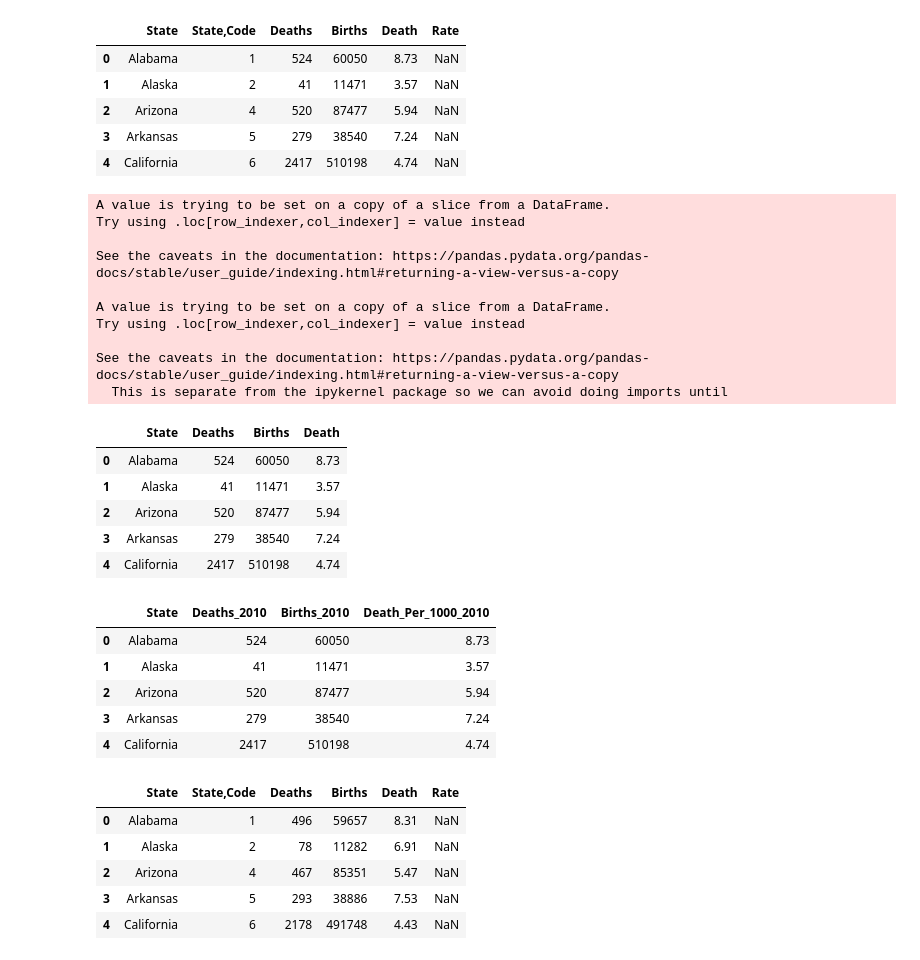
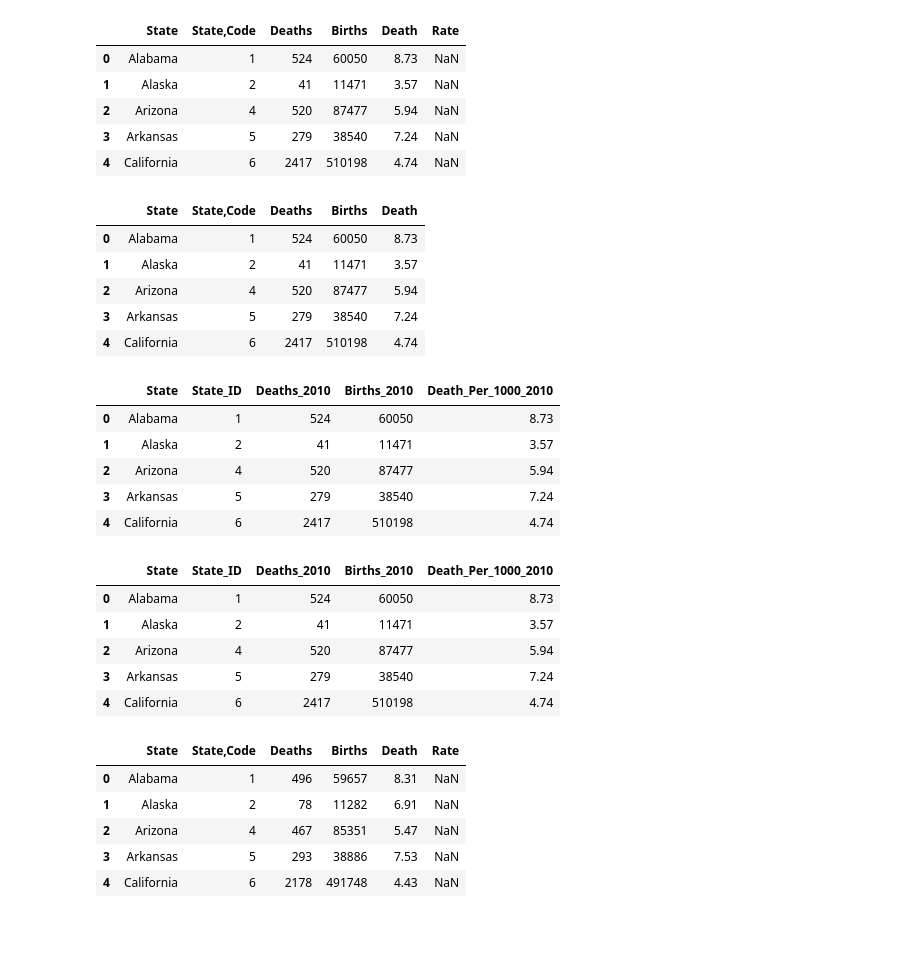
Before and after one commit to Sanjaye22/CU-BootCampProject-Two, a Jupyter notebook: Notebook/CU-BootCampProject_Two Notebook.ipynb, the cells around one changed output. Saved outputs shown, nothing was run; the diff lists cells and outputs as text; code cells hidden in the pictures; blank space fills up the shorter version.

```diff
--- a/Notebook/CU-BootCampProject_Two Notebook.ipynb
+++ b/Notebook/CU-BootCampProject_Two Notebook.ipynb
@@ -43,9 +56,9 @@ newkgupdated_df.head()
 # %%
-# #path to CSV data
-file1 = "../Data/2010_infant_mortality.csv"
+# Path to file to read CSV data into pandas
+filestateinfant1 = "../Data/2010_infant_mortality.csv"
 
-# Read CSV data into pandas
-df1 = pd.read_csv(file1)
+# Read CSV data to create the 2010 states infants dataframe
+df1 = pd.read_csv(filestateinfant1)
 df1.head()
 # %% [output]
 |  | State | State,Code | Deaths | Births | Death | Rate |
@@ -54,37 +67,40 @@ df1.head()
 | 2 | Arizona | 4 | 520 | 87477 | 5.94 | NaN |
 | 3 | Arkansas | 5 | 279 | 38540 | 7.24 | NaN |
 | 4 | California | 6 | 2417 | 510198 | 4.74 | NaN |
+# %%
+# Cleaning 2010 States infants data
+stateinfant2010_df = df1.iloc[:, 0:5]
+
+stateinfant2010_df.head()
+# %% [output]
+|  | State | State,Code | Deaths | Births | Death |
+| 0 | Alabama | 1 | 524 | 60050 | 8.73 |
+| 1 | Alaska | 2 | 41 | 11471 | 3.57 |
+| 2 | Arizona | 4 | 520 | 87477 | 5.94 |
+| 3 | Arkansas | 5 | 279 | 38540 | 7.24 |
+| 4 | California | 6 | 2417 | 510198 | 4.74 |
+# %%
+# Renamed columns in 2010 state infants dataframe
+newstateinfant2010_df =stateinfant2010_df.rename(columns={"Deaths":"Deaths_2010", "Births":"Births_2010",
+                                                          "State,Code":"State_ID",
+                                                              "Death": "Death_Per_1000_2010"})
+newstateinfant2010_df.head()
+# %% [output]
+|  | State | State_ID | Deaths_2010 | Births_2010 | Death_Per_1000_2010 |
+| 0 | Alabama | 1 | 524 | 60050 | 8.73 |
+| 1 | Alaska | 2 | 41 | 11471 | 3.57 |
+| 2 | Arizona | 4 | 520 | 87477 | 5.94 |
+| 3 | Arkansas | 5 | 279 | 38540 | 7.24 |
+| 4 | California | 6 | 2417 | 510198 | 4.74 |
 # %%
-newdf2010_df = df1[['State', 'Deaths', 'Births', 'Death']]
-newdf2010_df["State"] = newdf2010_df["State"].str.strip()
-newdf2010_df["State"] = newdf2010_df["State"].str.replace(",", " ")
-newdf2010_df.head()
+newstateinfant2010_df["State"] = newstateinfant2010_df["State"].str.strip()
+newstateinfant2010_df["State"] = newstateinfant2010_df["State"].str.replace(",", " ")
+newstateinfant2010_df.head()
 # %% [output]
-A value is trying to be set on a copy of a slice from a DataFrame.
-Try using .loc[row_indexer,col_indexer] = value instead
-
-See the caveats in the documentation: https://pandas.pydata.org/pandas-docs/stable/user_guide/indexing.html#returning-a-view-versus-a-copy
-
-A value is trying to be set on a copy of a slice from a DataFrame.
-Try using .loc[row_indexer,col_indexer] = value instead
-
-See the caveats in the documentation: https://pandas.pydata.org/pandas-docs/stable/user_guide/indexing.html#returning-a-view-versus-a-copy
-  This is separate from the ipykernel package so we can avoid doing imports until
-|  | State | Deaths | Births | Death |
-| 0 | Alabama | 524 | 60050 | 8.73 |
-| 1 | Alaska | 41 | 11471 | 3.57 |
-| 2 | Arizona | 520 | 87477 | 5.94 |
-| 3 | Arkansas | 279 | 38540 | 7.24 |
-| 4 | California | 2417 | 510198 | 4.74 |
+|  | State | State_ID | Deaths_2010 | Births_2010 | Death_Per_1000_2010 |
+| 0 | Alabama | 1 | 524 | 60050 | 8.73 |
+| 1 | Alaska | 2 | 41 | 11471 | 3.57 |
+| 2 | Arizona | 4 | 520 | 87477 | 5.94 |
+| 3 | Arkansas | 5 | 279 | 38540 | 7.24 |
+| 4 | California | 6 | 2417 | 510198 | 4.74 |
-# %%
-newdf2010updated_df = newdf2010_df.rename(columns={"Deaths":"Deaths_2010", "Births":"Births_2010", "Death": "Death_Per_1000_2010"})
-
-newdf2010updated_df.head()
-# %% [output]
-|  | State | Deaths_2010 | Births_2010 | Death_Per_1000_2010 |
-| 0 | Alabama | 524 | 60050 | 8.73 |
-| 1 | Alaska | 41 | 11471 | 3.57 |
-| 2 | Arizona | 520 | 87477 | 5.94 |
-| 3 | Arkansas | 279 | 38540 | 7.24 |
-| 4 | California | 2417 | 510198 | 4.74 |
 # %%
```
Also changed, not shown: parts of 24 cells of this notebook, 3 other files.
